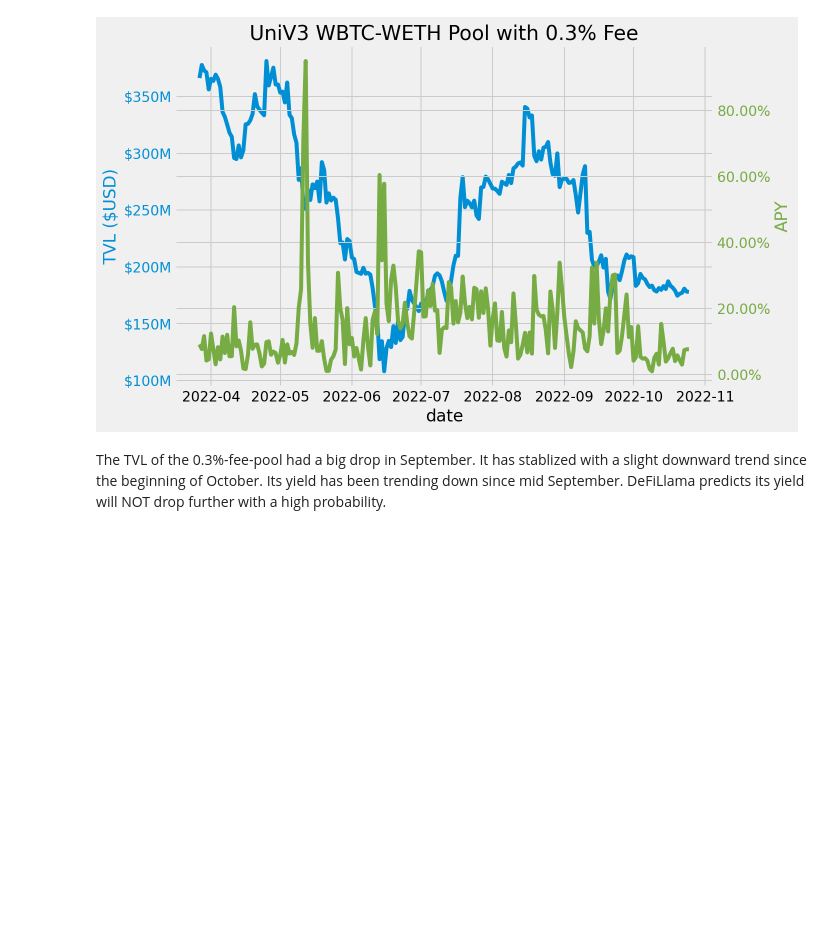
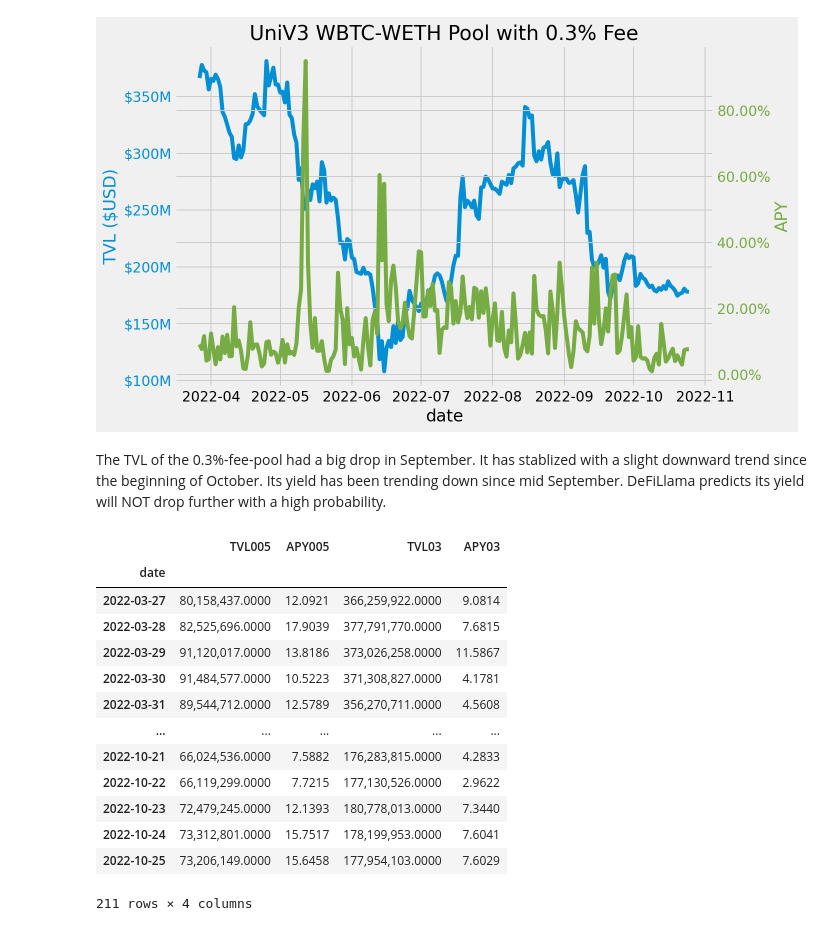
Before and after one commit to coindataschool/mixture, a Jupyter notebook: notebook/univ3_wbtc_weth_tvl_apy.ipynb, the cells around one changed output. Saved outputs shown, nothing was run; the diff lists cells and outputs as text; code cells hidden in the pictures; blank space fills up the shorter version.

Commit message:
how many days in the past 0.05%-fee-pool has bigger yield than 0.3%-fee-pool

```diff
--- a/notebook/univ3_wbtc_weth_tvl_apy.ipynb
+++ b/notebook/univ3_wbtc_weth_tvl_apy.ipynb
@@ -101,3 +101,23 @@ plt.savefig(os.path.join(png_dir, 'UniV3 WBTC-WETH Pool with 0.3% Fee.png'), dpi
 # %% [markdown]
 The TVL of the 0.3%-fee-pool had a big drop in September. It has stablized with a slight downward trend since the beginning of October.
 Its yield has been trending down since mid September. DeFiLlama predicts its yield will NOT drop further with a high probability.
+# %%
+# how many days in the past the 0.3%-fee-pool has APY > the 0.05%-fee-pool?
+dat = pd.merge(df005, df03, left_index=True, right_index=True)
+dat.columns = ['TVL005', 'APY005', 'TVL03', 'APY03']
+dat.APY005 >
+# %% [output]
+|  | TVL005 | APY005 | TVL03 | APY03 |
+| date |  |  |  |  |
+| 2022-03-27 | 80,158,437.0000 | 12.0921 | 366,259,922.0000 | 9.0814 |
+| 2022-03-28 | 82,525,696.0000 | 17.9039 | 377,791,770.0000 | 7.6815 |
+| 2022-03-29 | 91,120,017.0000 | 13.8186 | 373,026,258.0000 | 11.5867 |
+| 2022-03-30 | 91,484,577.0000 | 10.5223 | 371,308,827.0000 | 4.1781 |
+| 2022-03-31 | 89,544,712.0000 | 12.5789 | 356,270,711.0000 | 4.5608 |
+| ... | ... | ... | ... | ... |
+| 2022-10-21 | 66,024,536.0000 | 7.5882 | 176,283,815.0000 | 4.2833 |
+| 2022-10-22 | 66,119,299.0000 | 7.7215 | 177,130,526.0000 | 2.9622 |
+| 2022-10-23 | 72,479,245.0000 | 12.1393 | 180,778,013.0000 | 7.3440 |
+| 2022-10-24 | 73,312,801.0000 | 15.7517 | 178,199,953.0000 | 7.6041 |
+| 2022-10-25 | 73,206,149.0000 | 15.6458 | 177,954,103.0000 | 7.6029 |
+211 rows × 4 columns
```
Also changed, not shown: parts of 1 cell of this notebook.
